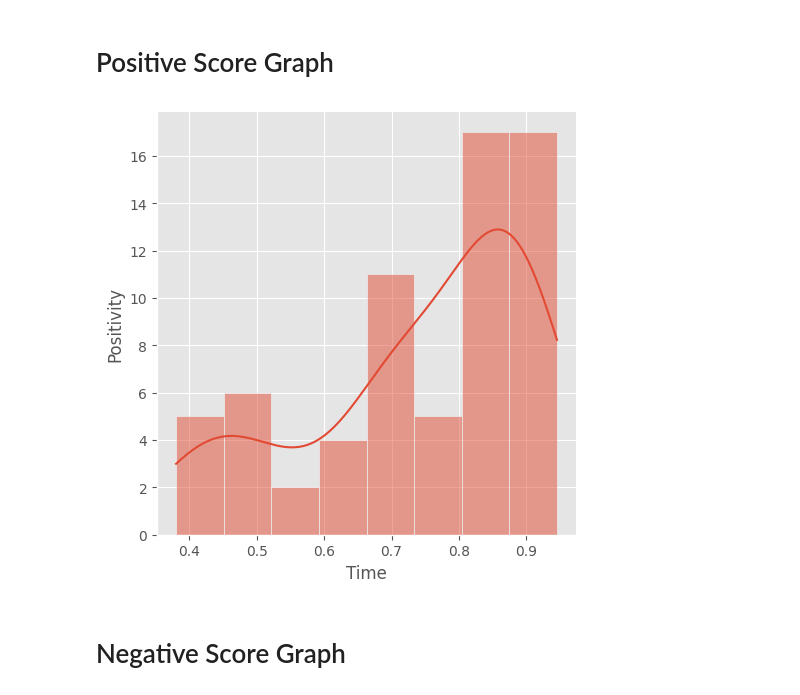
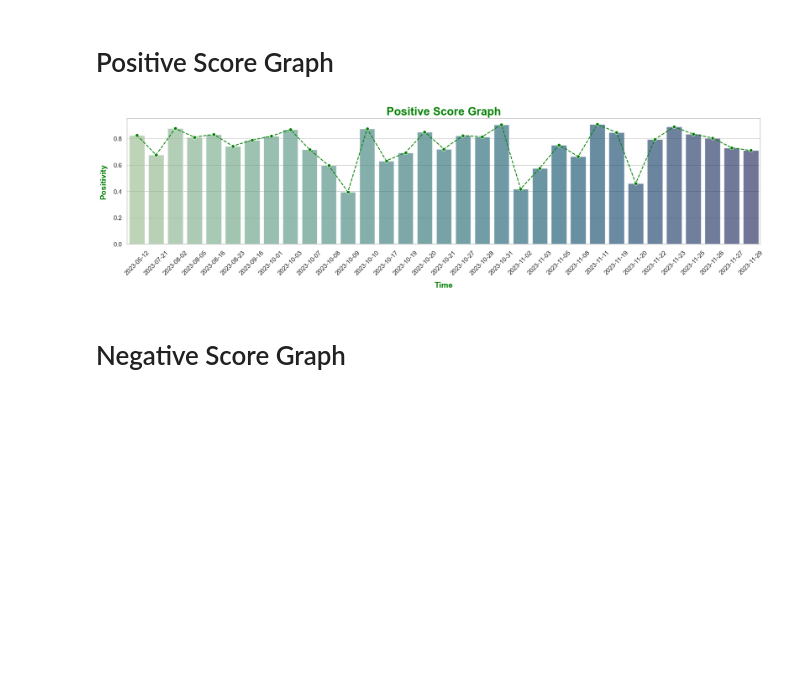
Before and after one commit to ethan-x11/Review-Reflector, a Jupyter notebook: analysis.ipynb, the cells around one changed output. Drawn from its saved outputs; the diff is of its cells as text; code cells hidden in the pictures; blank space fills up the shorter version.

Commit message:
Data representation changes

```diff
--- a/analysis.ipynb
+++ b/analysis.ipynb
@@ -17,13 +22,17 @@ df.head()
 # %% [markdown]
 # Positive Score Graph
-# %%
-positive_score = df[df['label'] == 'positive']
-sns.displot(positive_score['score'], kde = True)
-
-plt.xlabel('Time')
-plt.ylabel('Positivity')
-plt.show()
-# %% [output]
-[figure, removed]
+# %%
+positive_score = df.loc[df['label'] == 'positive', ['date', 'score']]
+plt.figure(figsize=(20, 4))
+sns.set(style="whitegrid")
+sns.lineplot(x='date', y='score', data=positive_score, color='green', errorbar=None,  linestyle='--', marker='o')
+sns.barplot(x='date', y='score', data=positive_score,errorbar=None, hue='date', legend=False, alpha=0.7, palette=sns.color_palette("crest", n_colors=len(positive_score)//2))
+plt.xlabel('Time', fontsize=14, labelpad=10, color='green', fontweight='bold')
+plt.ylabel('Positivity',fontsize=14, labelpad=10, color='green', fontweight='bold')
+plt.title('Positive Score Graph', fontsize=20, color='green', fontweight='bold' )
+plt.xticks(rotation=45)
+plt.show()
+# %% [output]
+[figure, added]
 # %% [markdown]
 # Negative Score Graph
```
Also changed, not shown: parts of 8 cells of this notebook.
